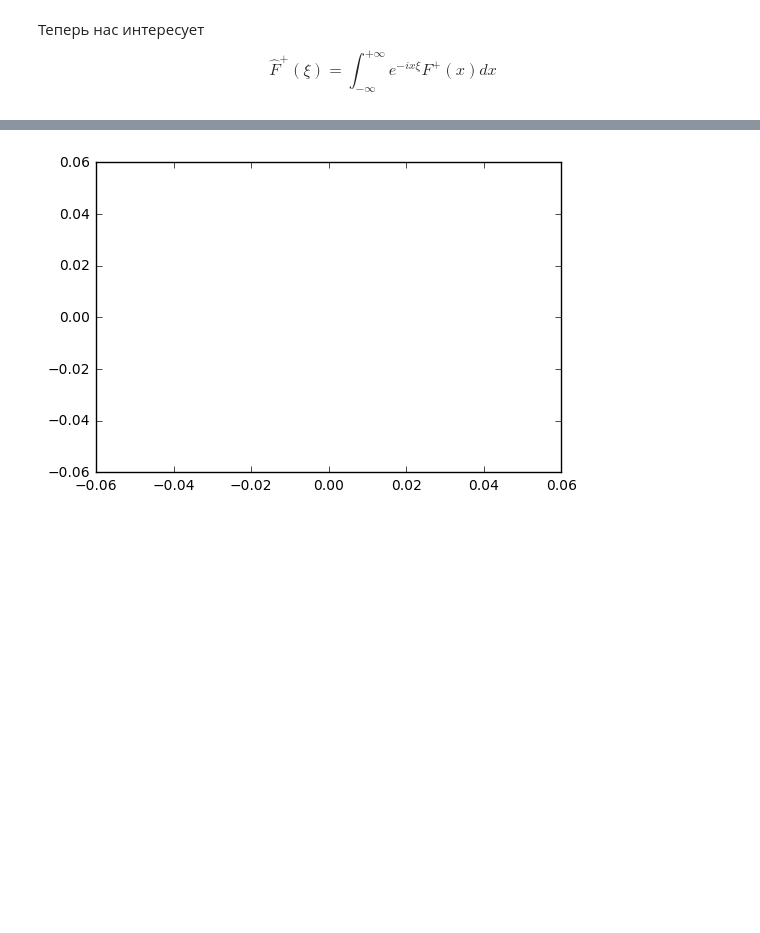
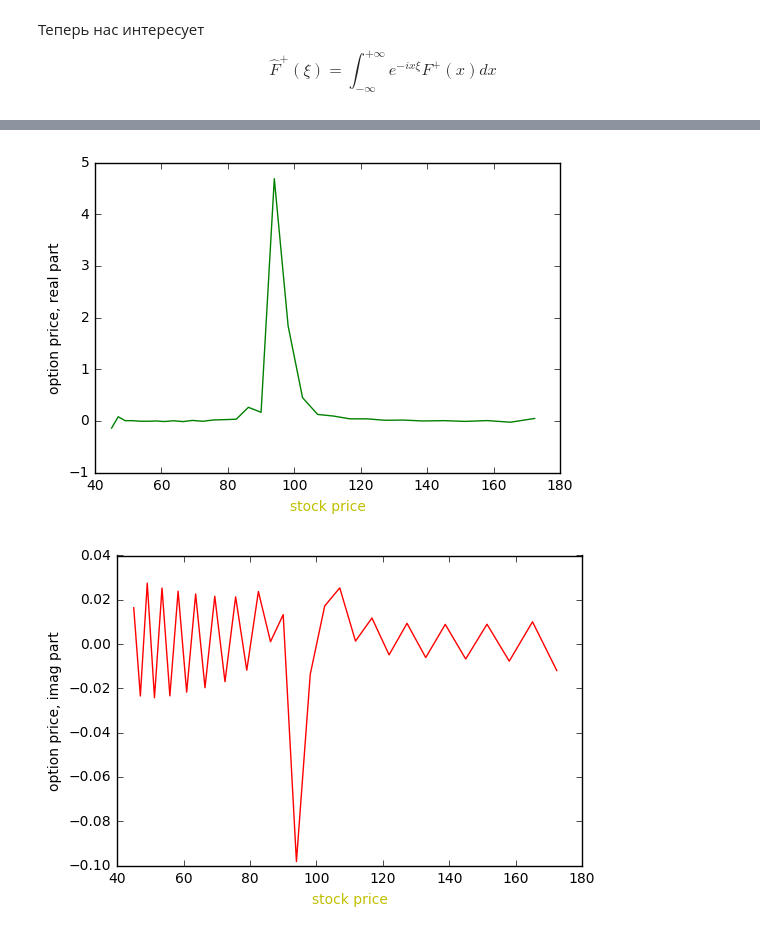
Before and after one commit to inwise/wh-barrier-python, a Jupyter notebook: BS, new mex factorization formulae.ipynb, the cells around one changed output, grey strips where cells are left out. Saved outputs shown, nothing was run; the diff lists cells and outputs as text; code cells hidden in the pictures; blank space fills up the shorter version.

Commit message:
Added many plots
Added several new plots and debug info. It doesn't work properly, but at least works.

```diff
--- a/BS, new mex factorization formulae.ipynb
+++ b/BS, new mex factorization formulae.ipynb
@@ -70,5 +75,9 @@ for p_elem_index in range(M):
 # %%
 original_prices_array = H_original * exp(y_space)
 # time discretization
-N = 100  # number_of_time_steps
+N = 1  # number_of_time_steps
 delta_t = T/N
+
+plt.plot(original_prices_array, color = 'y')
+plt.ylabel('prices in linear scale')
+plt.show()
@@ -152,7 +206,12 @@ $$ \phi^-_q(\xi) = exp[-i\xi F^-(0) - \xi^2 \hat{F}^-(\xi)] $$
 # %%
+
 def make_phi_minus_array(xi_array):
-    first_term = -1j * F_minus_capital(y_space)[M/2] * np.array(xi_array)
+    first_term = -1j * F_minus_capital(np.zeros(len(y_space))) * np.array(xi_array)
     second_term = - np.array(xi_array) * np.array(xi_array) * F_minus_capital_hat(xi_array)
     return exp(first_term + second_term)
 
-# phi_minus_array(xi_space)
+plt.plot(make_phi_minus_array(xi_space).real, 'g--')
+plt.show()
+
+plt.plot(make_phi_minus_array(xi_space).imag, 'r--')
+plt.show()
@@ -186,4 +248,11 @@ def integrand_plus(upsilon_array):
     работает (должна) на upsilon_space по умолчанию
     тоже должна возвращать
     """
-    return [log(q + psi(upsilon + 1j*omega_minus)) / (upsilon + 1j*omega_minus)**2 for upsilon in upsilon_array]
+    return np.array([log(q + psi(upsilon + 1j*omega_minus)) / (upsilon + 1j*omega_minus)**2 for upsilon in upsilon_array])
+
+# print(integrand_minus(upsilon_space))
+plt.plot(integrand_plus(upsilon_space).real, color = 'g')
+plt.show()
+
+plt.plot(integrand_plus(upsilon_space).imag, color = 'r')
+plt.show()
@@ -214,7 +303,13 @@ $$ \phi^+_q(\xi) = exp[i\xi F^+(0) - \xi^2 \hat{F}^+(\xi)] $$
 # %%
 def make_phi_plus_array(xi_array):
-    first_term = 1j * F_plus_capital(y_space)[M/2] * np.array(xi_array)
+    first_term = 1j * F_plus_capital(np.zeros(len(y_space))) * np.array(xi_array)
     second_term = - np.array(xi_array) * np.array(xi_array) * F_plus_capital_hat(xi_array)
     return exp(first_term + second_term)
 
-# phi_minus_array(xi_space)
+# make_phi_plus_array(xi_space)
+
+plt.plot(make_phi_plus_array(xi_space).real, 'g')
+plt.show()
+
+plt.plot(make_phi_plus_array(xi_space).imag, 'r')
+plt.show()
@@ -221,18 +319,24 @@ def make_phi_plus_array(xi_array):
 # %%
 phi_minus_array = make_phi_minus_array(xi_space)
 phi_plus_array = make_phi_plus_array(xi_space)
 
 # main cycle (iterating over time)
 f_n = array(f_N)
 #plt.plot(original_prices_array, f_n)
 for i in range(N):
    f_n_plus_1 = factor * fft.ifft(phi_minus_array *
        fft.fft(indicator(fft.ifft(phi_plus_array * fft.fft(f_n)), H)))
    f_n = f_n_plus_1
 
-plt.plot(original_prices_array, f_n_plus_1)
+plt.plot(original_prices_array, f_n_plus_1.real, 'g')
+plt.xlabel('stock price', color = 'y')
+plt.ylabel('option price, real part')
+plt.show()
 
-plt.savefig("out.png")
+plt.plot(original_prices_array, f_n_plus_1.imag, 'r')
+plt.xlabel('stock price', color = 'y')
+plt.ylabel('option price, imag part')
 plt.show()
 # %% [output]
-[figure, old version]
+[figure, new version]
+[figure, added]
```
Also changed, not shown: parts of 17 cells of this notebook.
